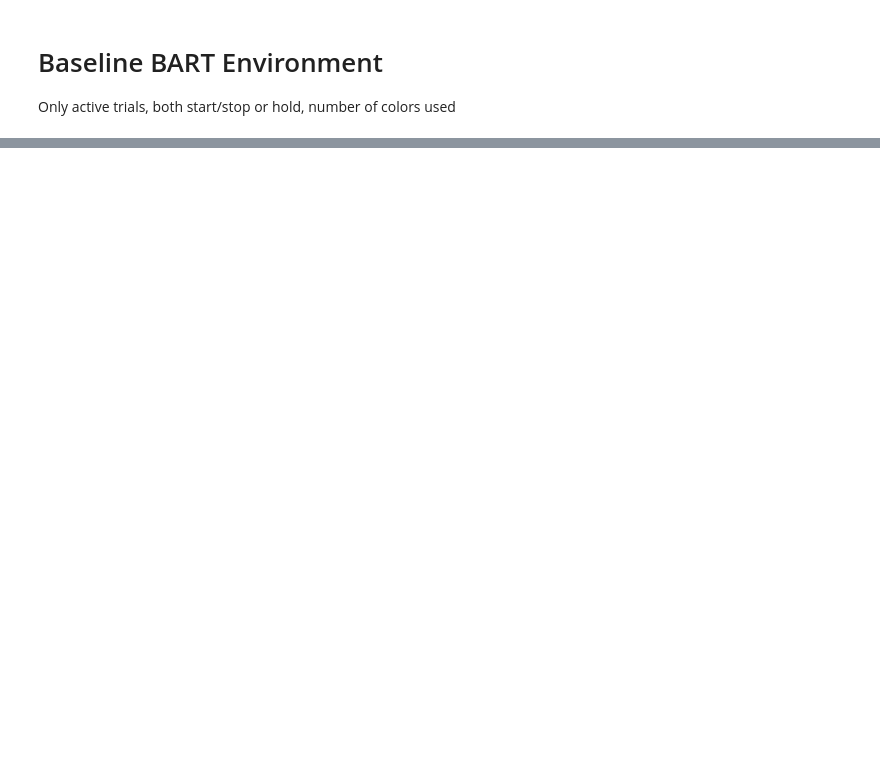
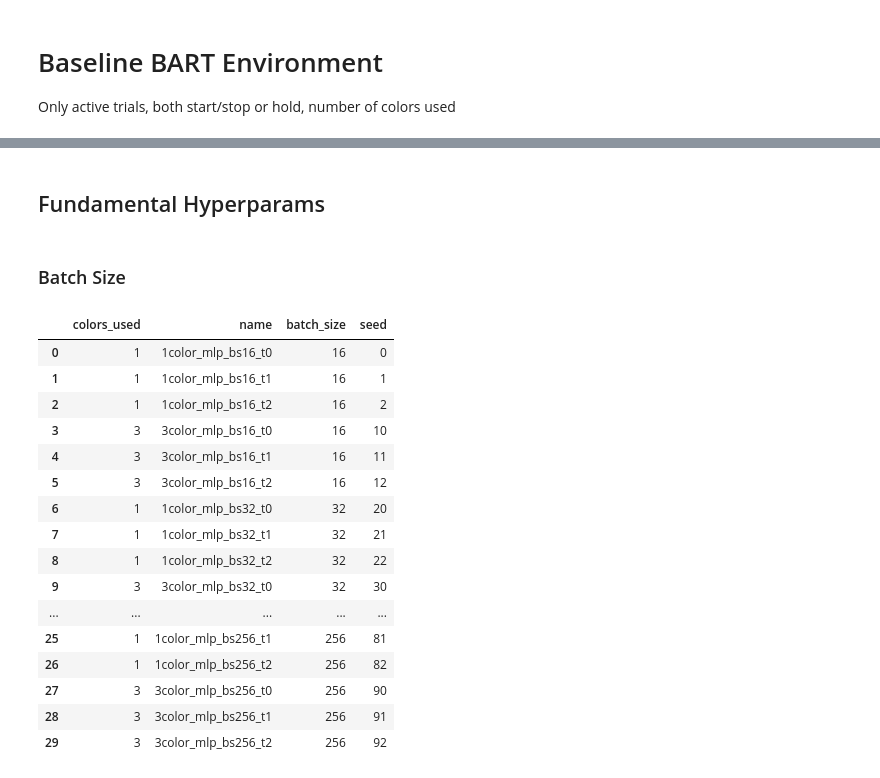
Before and after one commit to liuandrew/bart_ppo, a Jupyter notebook: write_and_test/write_experiments.ipynb, the cells around one changed output, grey strips where cells are left out. Cells and saved outputs as stored; diff of their text form; code cells hidden in the pictures; blank space fills up the shorter version.

```diff
--- a/write_and_test/write_experiments.ipynb
+++ b/write_and_test/write_experiments.ipynb
@@ -63,0 +64,67 @@ pd.DataFrame(rows)
+# %% [markdown]
+## Fundamental Hyperparams
+# %% [markdown]
+### Batch Size
+# %%
+batch_sizes = [16, 32, 64, 128, 256]
+colors = [1, 3]
+num_trials = 3
+rows = []
+
+for i, (batch, color) in enumerate(itertools.product(batch_sizes, colors)):
+    for t in range(num_trials):
+        exp_name = f'{color}color_mlp_bs{batch}_t{t}'
+
+        env_kwargs = {'colors_used': color}
+        row = env_kwargs.copy()
+        seed = t + i*10
+        row['name'] = exp_name
+        row['batch_size'] = batch
+        row['seed'] = seed
+
+        rows.append(row)
+        config = {
+            'exp_name': exp_name,
+            'save_name': exp_name,
+            'num_env_steps': 1000000,
+            'env_name': 'BartEnv-v0',
+            'algo': 'ppo',
+            'num_mini_batch': 8,
+            'num_processes': 2,
+            # 'num_mini_batch': 1,
+            # 'num_processes': 1,
+            'num_steps': batch,
+
+            'checkpoint_interval': 10,
+            'save_dir': 'basics',
+
+            # 'recurrent': True,
+            'seed': seed,
+            'no_cuda': True,
+            'env_kwargs': env_kwargs,
+
+            'nn_base': 'FlexBaseAux',
+            'nn_base_kwargs': {'hidden_size': 64},
+        }
+
+        pickle.dump(config, open('../experiment_configs/' + exp_name, 'wb'))
+
+pd.DataFrame(rows)
+# %% [output]
+|  | colors_used | name | batch_size | seed |
+| 0 | 1 | 1color_mlp_bs16_t0 | 16 | 0 |
+| 1 | 1 | 1color_mlp_bs16_t1 | 16 | 1 |
+| 2 | 1 | 1color_mlp_bs16_t2 | 16 | 2 |
+| 3 | 3 | 3color_mlp_bs16_t0 | 16 | 10 |
+| 4 | 3 | 3color_mlp_bs16_t1 | 16 | 11 |
+| 5 | 3 | 3color_mlp_bs16_t2 | 16 | 12 |
+| 6 | 1 | 1color_mlp_bs32_t0 | 32 | 20 |
+| 7 | 1 | 1color_mlp_bs32_t1 | 32 | 21 |
+| 8 | 1 | 1color_mlp_bs32_t2 | 32 | 22 |
+| 9 | 3 | 3color_mlp_bs32_t0 | 32 | 30 |
+| ... | ... | ... | ... | ... |
+| 25 | 1 | 1color_mlp_bs256_t1 | 256 | 81 |
+| 26 | 1 | 1color_mlp_bs256_t2 | 256 | 82 |
+| 27 | 3 | 3color_mlp_bs256_t0 | 256 | 90 |
+| 28 | 3 | 3color_mlp_bs256_t1 | 256 | 91 |
+| 29 | 3 | 3color_mlp_bs256_t2 | 256 | 92 |
```
Also changed, not shown: parts of 23 cells of this notebook, 5 other files.
